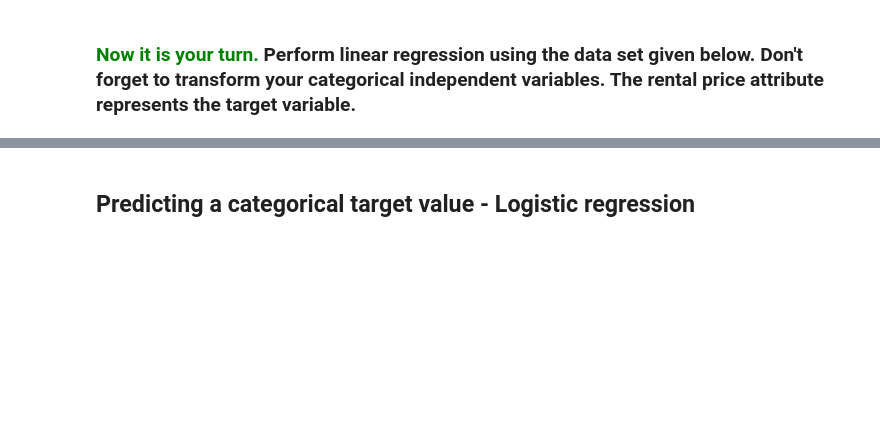
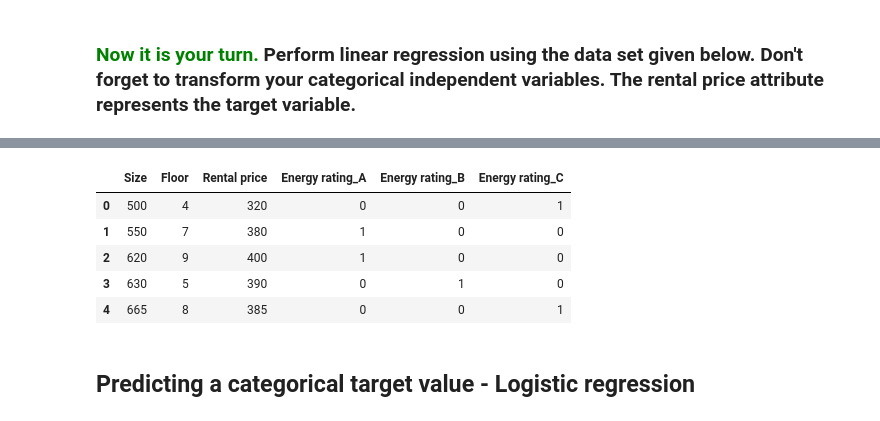
Before and after one commit to mrsonuk/university, a Jupyter notebook: data_science/uebung/03/Regression and SVM instructions.ipynb, the cells around one changed output, grey strips where cells are left out. Cells and saved outputs as stored; diff of their text form; code cells hidden in the pictures; blank space fills up the shorter version.

```diff
--- a/data_science/uebung/03/Regression and SVM instructions.ipynb
+++ b/data_science/uebung/03/Regression and SVM instructions.ipynb
@@ -257,3 +288,13 @@ data = pd.DataFrame({'Size':[500,550,620,630,665],'Floor':[4,7,9,5,8], 'Energy r
+# %%
+one_hot_pd = pd.get_dummies(data)
+one_hot_pd
+# %% [output]
+|  | Size | Floor | Rental price | Energy rating_A | Energy rating_B | Energy rating_C |
+| 0 | 500 | 4 | 320 | 0 | 0 | 1 |
+| 1 | 550 | 7 | 380 | 1 | 0 | 0 |
+| 2 | 620 | 9 | 400 | 1 | 0 | 0 |
+| 3 | 630 | 5 | 390 | 0 | 1 | 0 |
+| 4 | 665 | 8 | 385 | 0 | 0 | 1 |
 # %% [markdown]
 ## Predicting a categorical target value - Logistic regression
 # %% [markdown]
```
Also changed, not shown: parts of 12 cells of this notebook, 13 other files.
